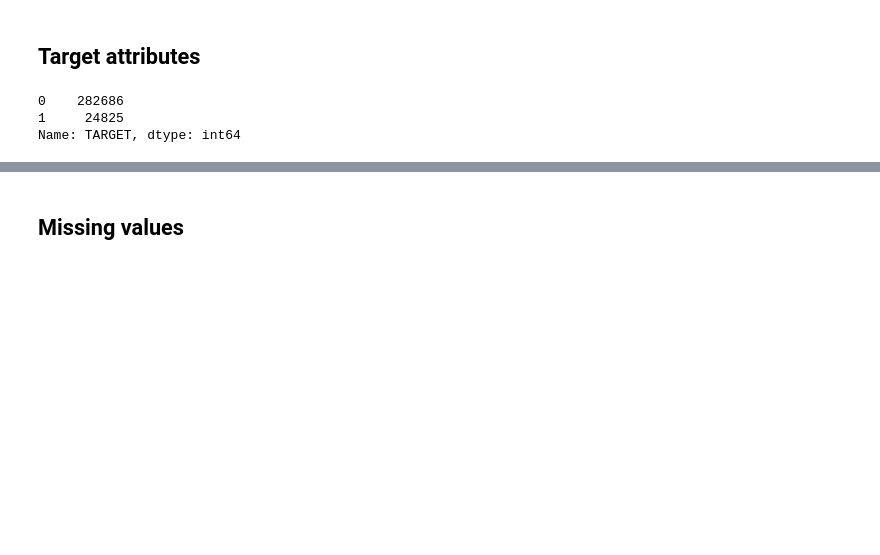
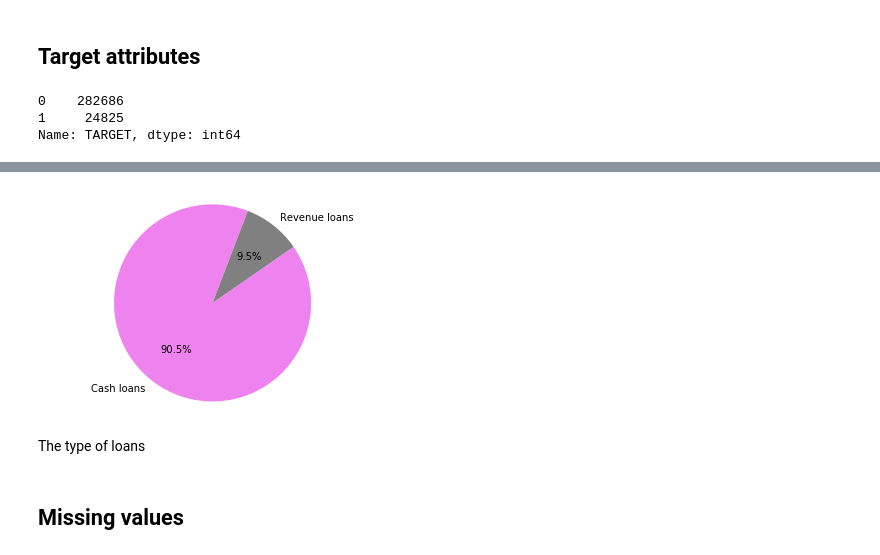
Before and after one commit to Oysteinvikane/home-credit-default-risk, a Jupyter notebook: homeCreditDefaultRisk.ipynb, the cells around one changed output, grey strips where cells are left out. Cells and saved outputs as stored; diff of their text form; code cells hidden in the pictures; blank space fills up the shorter version.

```diff
--- a/homeCreditDefaultRisk.ipynb
+++ b/homeCreditDefaultRisk.ipynb
@@ -123,3 +125,16 @@ plt.show()
+# %%
+labels = 'Cash loans', 'Revenue loans'
+sizes = [train_data['NAME_CONTRACT_TYPE'].value_counts()[0], train_data['NAME_CONTRACT_TYPE'].value_counts()[1]]
+colors = ['violet', 'grey']
+
+plt.pie(sizes, labels=labels, colors=colors,
+       autopct='%1.1f%%', startangle= 69)
+plt.axis('equal')
+plt.show()
+# %% [output]
+[figure, added]
+# %% [markdown]
+The type of loans
 # %% [markdown]
 ## Missing values
 # %%
```
Also changed, not shown: parts of 84 cells of this notebook.
